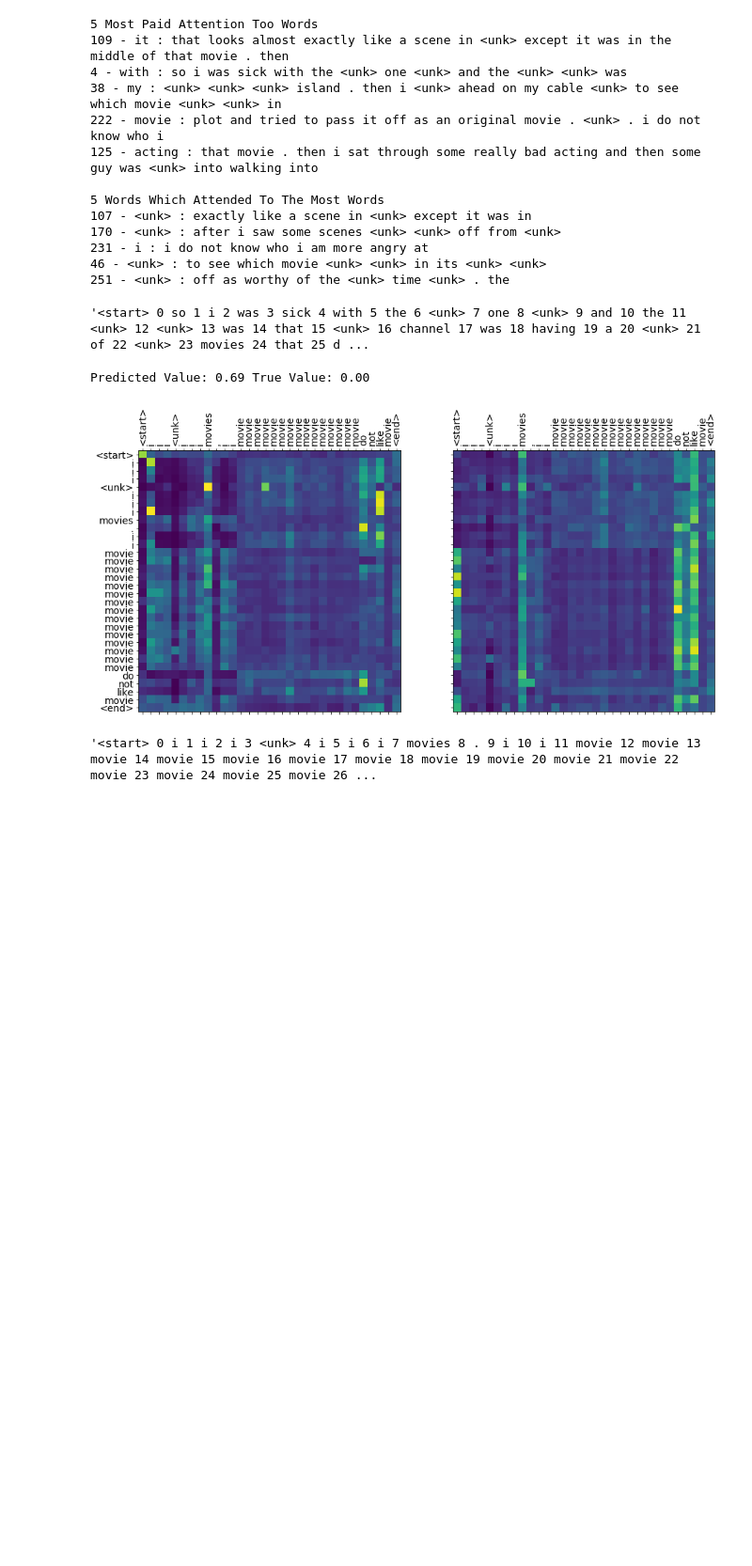
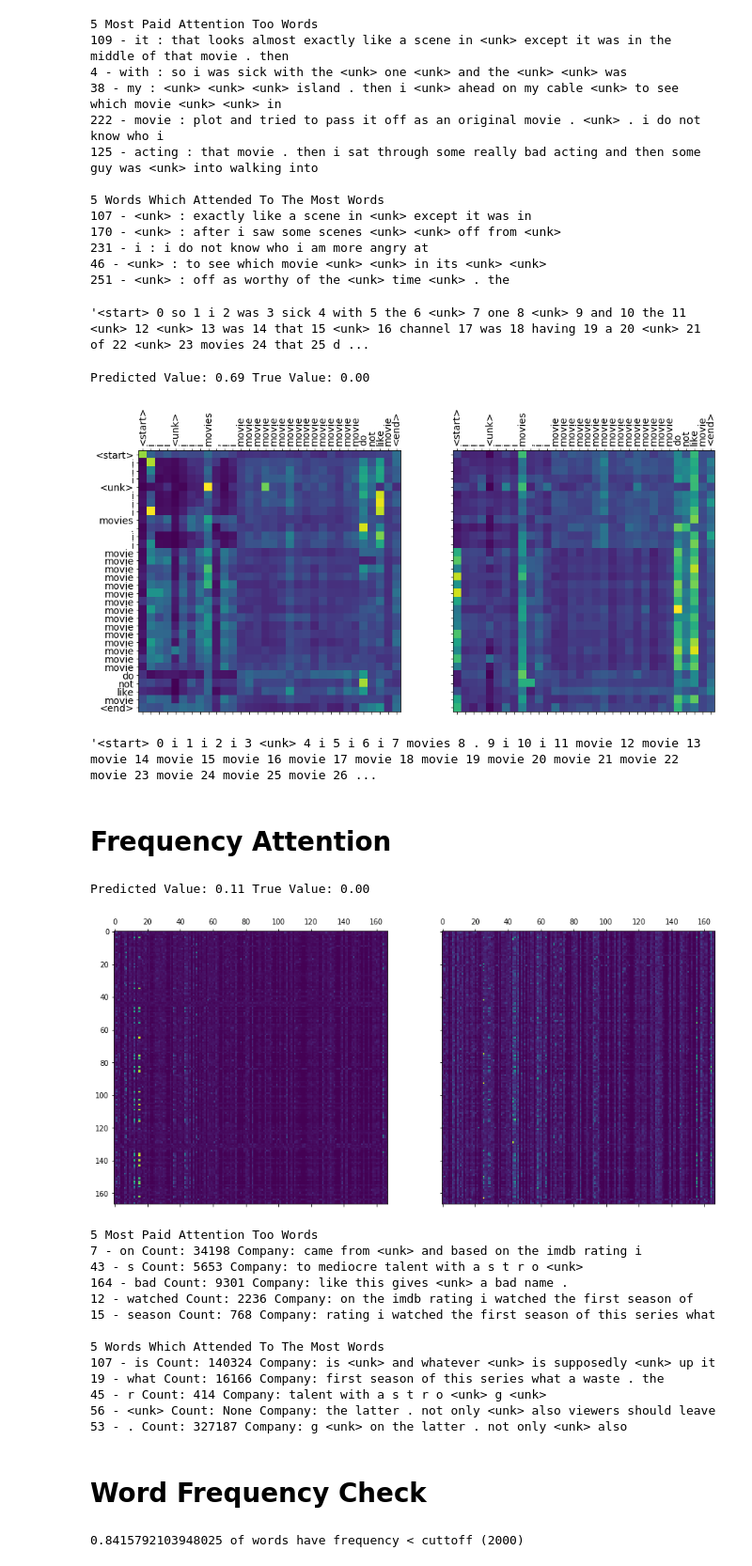
Before and after one commit to gebob19/Dropout-Attention, a Jupyter notebook: torch_transformer_analysis [full-attention].ipynb, the cells around one changed output. Shown at 94% size. Drawn from its saved outputs; the diff is of its cells as text; code cells hidden in the pictures; blank space fills up the shorter version.

```diff
--- a/torch_transformer_analysis [full-attention].ipynb
+++ b/torch_transformer_analysis [full-attention].ipynb
@@ -140,29 +143,29 @@ def plot_sentence_attention(sentence, batch_idx=None, target='N/A', attention_la
 
     words = sentence if batch_idx == None else sentence[batch_idx]
     # filter through language model for <unk> tokens
-    words = [lang.id2word[d] for d in [lang.get_id(w) for w in sentence]]
+    words = [lang.id2word[d] for d in [lang.get_id(w) for w in words]]
 
 #     if len(words) < 50:
-    axs[0].set_xticklabels([''] + ['<start>'] + words + ['<end>'], fontdict=fontdict, rotation=90)
-    axs[0].set_yticklabels([''] + ['<start>'] + words + ['<end>'], fontdict=fontdict)
-    axs[0].xaxis.set_major_locator(ticker.MultipleLocator(1))
-    axs[0].yaxis.set_major_locator(ticker.MultipleLocator(1))
+#     axs[0].set_xticklabels([''] + ['<start>'] + words + ['<end>'], fontdict=fontdict, rotation=90)
+#     axs[0].set_yticklabels([''] + ['<start>'] + words + ['<end>'], fontdict=fontdict)
+#     axs[0].xaxis.set_major_locator(ticker.MultipleLocator(1))
+#     axs[0].yaxis.set_major_locator(ticker.MultipleLocator(1))
 
-    axs[1].set_xticklabels([''] + ['<start>'] + words + ['<end>'], fontdict=fontdict, rotation=90)
-    axs[1].set_yticklabels([''] + ['<start>'] + words + ['<end>'], fontdict=fontdict)
-    axs[1].xaxis.set_major_locator(ticker.MultipleLocator(1))
-    axs[1].yaxis.set_major_locator(ticker.MultipleLocator(1))
+#     axs[1].set_xticklabels([''] + ['<start>'] + words + ['<end>'], fontdict=fontdict, rotation=90)
+#     axs[1].set_yticklabels([''] + ['<start>'] + words + ['<end>'], fontdict=fontdict)
+#     axs[1].xaxis.set_major_locator(ticker.MultipleLocator(1))
+#     axs[1].yaxis.set_major_locator(ticker.MultipleLocator(1))
 
     plt.show()
 
-#     print("{} Most Paid Attention Too Words".format(n))
-#     ind = np.argpartition(np.sum(attention, axis=0), -n)[-n:]
-#     print("\n".join(["{} - {} : {}".format(i, words[i], ' '.join(words[max(0, i-5):min(i+5, len(words))])) for i in ind]))
-#     print()
+    print("{} Most Paid Attention Too Words".format(n))
+    ind = np.argpartition(np.sum(attention, axis=0), -n)[-n:]
+    print("\n".join(["{} - {} Count: {} Company: {}".format(i, words[i], lang.word2count.get(words[i], None), ' '.join(words[max(0, i-5):min(i+5, len(words))])) for i in ind]))
+    print()
 
-#     print("{} Words Which Attended To The Most Words".format(n))
-#     ind = np.argpartition(np.sum(attention, axis=1), -n)[-n:]
-#     print("\n".join(["{} - {} : {}".format(i, words[i], ' '.join(words[max(0, i-5):min(i+5, len(words))])) for i in ind]))
+    print("{} Words Which Attended To The Most Words".format(n))
+    ind = np.argpartition(np.sum(attention, axis=1), -n)[-n:]
+    print("\n".join(["{} - {} Count: {} Company: {}".format(i, words[i], lang.word2count.get(words[i], None), ' '.join(words[max(0, i-5):min(i+5, len(words))])) for i in ind]))
 
     return attention, format_sent(words)
 # %%
@@ -311,3 +314,44 @@ s
 Predicted Value: 0.69 True Value: 0.00
 [figure]
 '<start> 0 i 1 i 2 i 3 <unk> 4 i 5 i 6 i 7 movies 8 . 9 i 10 i 11 movie 12 movie 13 movie 14 movie 15 movie 16 movie 17 movie 18 movie 19 movie 20 movie 21 movie 22 movie 23 movie 24 movie 25 movie 26 ...
+# %% [markdown]
+# Frequency Attention
+# %%
+# Sample Example from dataset
+df = testdf[testdf.file_length > 100]
+for sents, targets in batch_iter(lang, df, 5, shuffle=True):
+    break
+# %%
+batch_idx = 0
+for sents, targets in batch_iter(lang, df, 2, shuffle=True):
+    break
+w, s = plot_sentence_attention(sents,
+                        batch_idx=batch_idx,
+                        target=targets,
+                        attention_layer=0)
+# %% [output]
+Predicted Value: 0.11 True Value: 0.00
+[figure, added]
+5 Most Paid Attention Too Words
+7 - on Count: 34198 Company: came from <unk> and based on the imdb rating i
+43 - s Count: 5653 Company: to mediocre talent with a s t r o <unk>
+164 - bad Count: 9301 Company: like this gives <unk> a bad name .
+12 - watched Count: 2236 Company: on the imdb rating i watched the first season of
+15 - season Count: 768 Company: rating i watched the first season of this series what
+
+5 Words Which Attended To The Most Words
+107 - is Count: 140324 Company: is <unk> and whatever <unk> is supposedly <unk> up it
+19 - what Count: 16166 Company: first season of this series what a waste . the
+45 - r Count: 414 Company: talent with a s t r o <unk> g <unk>
+56 - <unk> Count: None Company: the latter . not only <unk> also viewers should leave
+53 - . Count: 327187 Company: g <unk> on the latter . not only <unk> also
+# %% [markdown]
+# Word Frequency Check
+# %%
+count_cuttoff = 2000
+counts = list(lang.word2count.values())
+updated_counts = [c for c in counts if c < count_cuttoff]
+percent_cutoff = len(updated_counts) / len(counts)
+print("{} of words have frequency < cuttoff ({})".format(percent_cutoff, count_cuttoff))
+# %% [output]
+0.8415792103948025 of words have frequency < cuttoff (2000)
```
Also changed, not shown: parts of 13 cells of this notebook, 2 other files.
